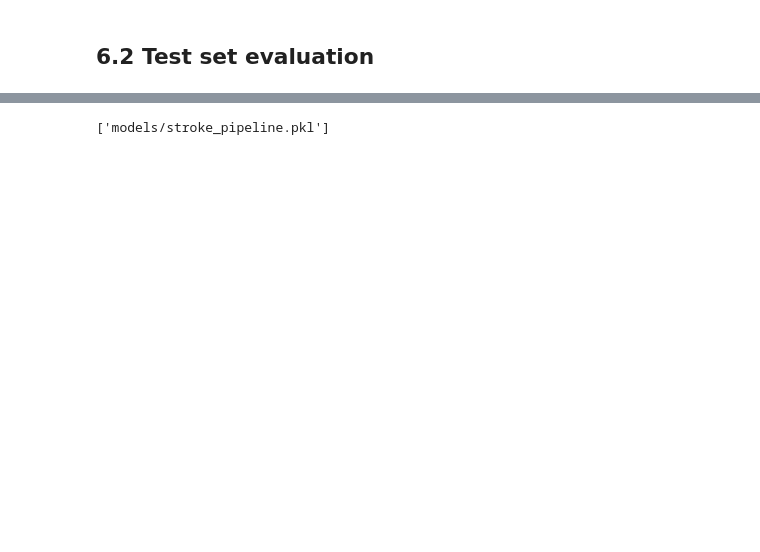
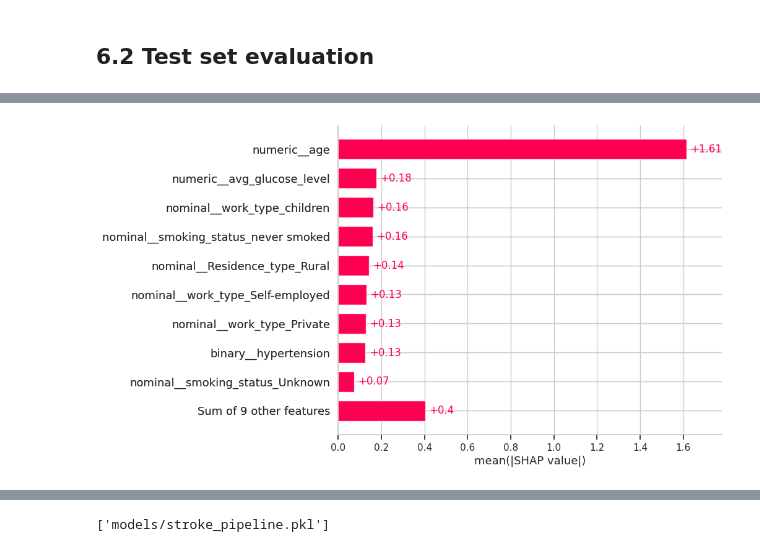
Before and after one commit to Tahsin-20/NeuroStroke-ML, a Jupyter notebook: Stroke_Prediction.ipynb, the cells around one changed output, grey strips where cells are left out. Drawn from its saved outputs; the diff is of its cells as text; code cells hidden in the pictures; blank space fills up the shorter version.

```diff
--- a/Stroke_Prediction.ipynb
+++ b/Stroke_Prediction.ipynb
@@ -896,0 +986,4 @@ plt.show()
+# %%
+shap.plots.bar(shap_values)
+# %% [output]
+[figure, added]
```
Also changed, not shown: parts of 52 cells of this notebook, 2 other files.
